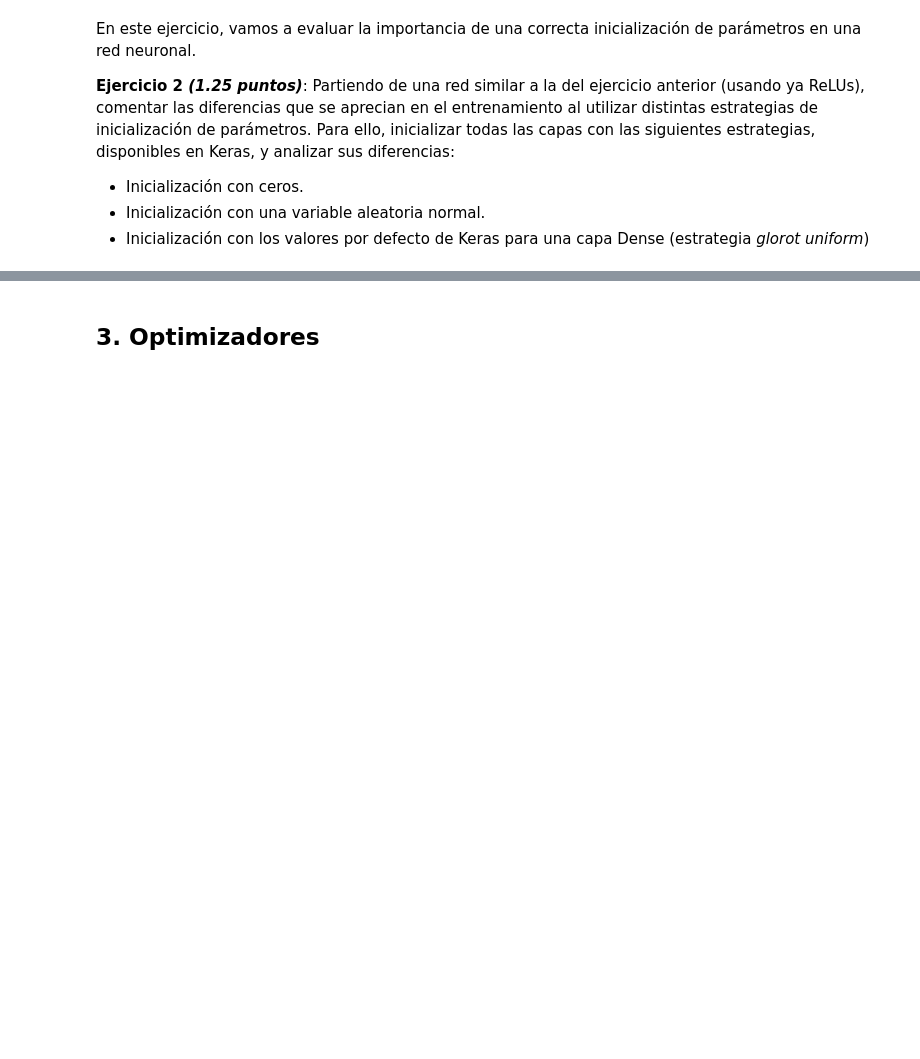
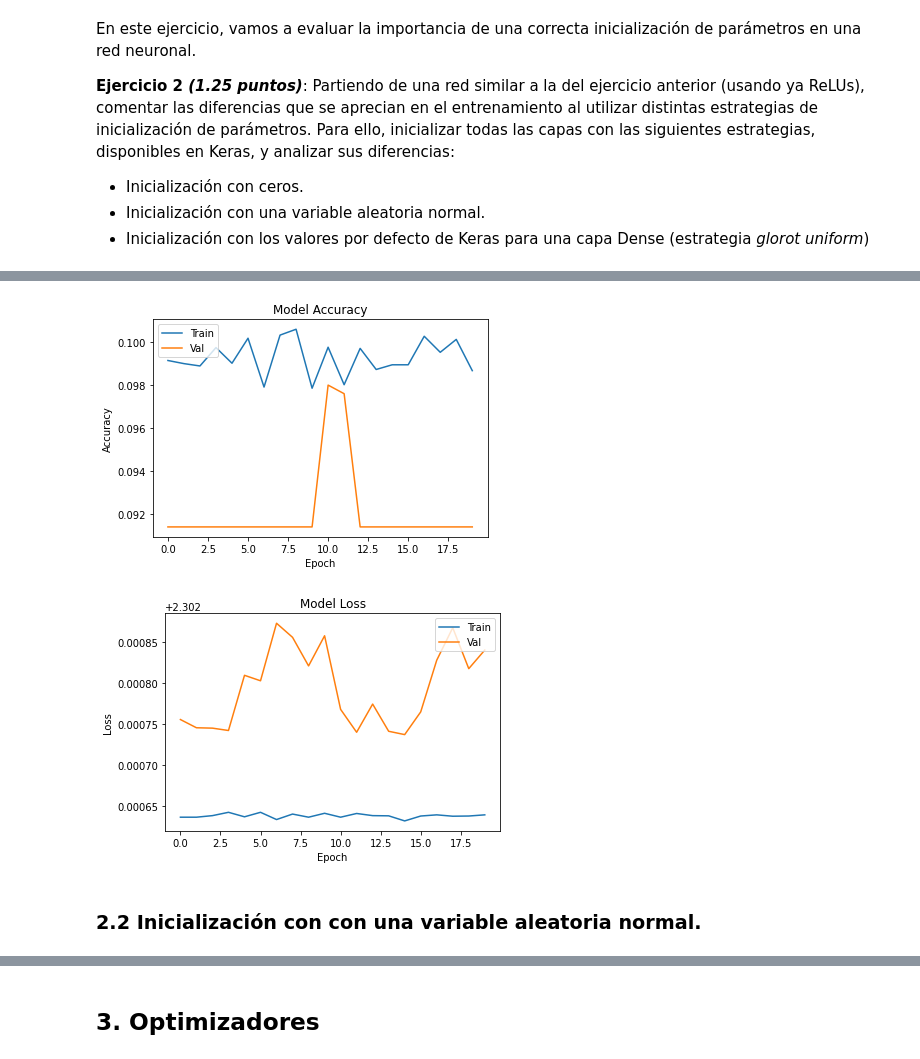
Before and after one commit to richardcmg7/sistemascognitivos, a Jupyter notebook: Actividad_1_Parte_2.ipynb, the cells around one changed output, grey strips where cells are left out. Drawn from its saved outputs; the diff is of its cells as text; code cells hidden in the pictures; blank space fills up the shorter version.

```diff
--- a/Actividad_1_Parte_2.ipynb
+++ b/Actividad_1_Parte_2.ipynb
@@ -67,8 +68,8 @@ Por supuesto, podéis modificarlas y utilizarlas como prefiráis para crear vues
 # %%
 def plot_acc(history, title="Model Accuracy"):
     """Imprime una gráfica mostrando la accuracy por epoch obtenida en un entrenamiento"""
-    plt.plot(history.history['acc'])
-    plt.plot(history.history['val_acc'])
+    plt.plot(history.history['accuracy'])
+    plt.plot(history.history['val_accuracy'])
     plt.title(title)
     plt.ylabel('Accuracy')
     plt.xlabel('Epoch')
@@ -382,11 +389,11 @@ En este ejercicio, vamos a evaluar la importancia de una correcta inicializació
 # %%
 model4= keras.models.Sequential()
+initializer = tf.keras.initializers.Zeros()
 # El tamaño de entrada  corresponde al tamaño de la imagen 28x28
 model4.add(keras.layers.Flatten(input_shape=[28,28]))
-model4.add(keras.layers.Dense(128, activation="relu"))
-model4.add(keras.layers.Dense(64, activation="relu"))
-model4.add(keras.layers.Dense(64, activation="relu"))
-model4.add(keras.layers.Dense(32, activation="relu"))
+model4.add(keras.layers.Dense(128, activation="relu",kernel_initializer=initializer)) #kernel_initializer='zeros'
+model4.add(keras.layers.Dense(64, activation="relu", kernel_initializer=initializer))
+model4.add(keras.layers.Dense(32, activation="relu", kernel_initializer=initializer))
 model4.add(keras.layers.Dense(10, activation="softmax"))
 model4.summary()
 # %% [output]
@@ -411,11 +416,10 @@ Trainable params: 115,306
 Non-trainable params: 0
 _________________________________________________________________
 # %%
-model3.compile(loss="sparse_categorical_crossentropy",
-optimizer= "sgd",
-metrics =["accuracy"])
-
-history3 = model3.fit(X_train,y_train,
-batch_size=64,
-epochs=20,
-validation_data=(X_valid, y_valid))
+model4.compile(loss="sparse_categorical_crossentropy",
+                optimizer= "sgd",
+                metrics =["accuracy"])
+history4 = model4.fit(X_train,y_train,
+                        batch_size=64,
+                        epochs=20,
+                        validation_data=(X_valid, y_valid))
@@ -425,0 +444,8 @@ validation_data=(X_valid, y_valid))
+# %%
+plot_acc(history4, title="Model Accuracy")
+plot_loss(history4, title="Model Loss")
+# %% [output]
+[figure, added]
+[figure, added]
+# %% [markdown]
+### 2.2 Inicialización con con una variable aleatoria normal.
```
Also changed, not shown: parts of 52 cells of this notebook.
